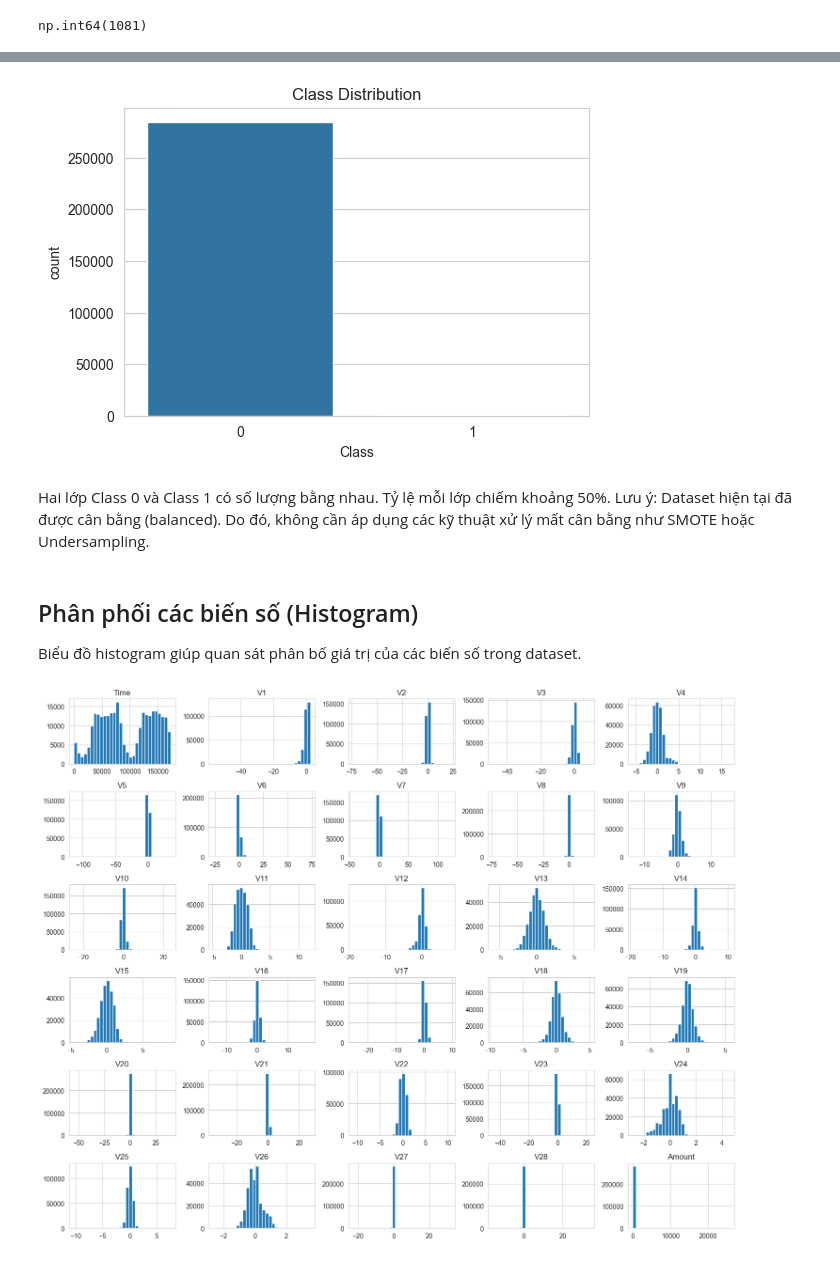
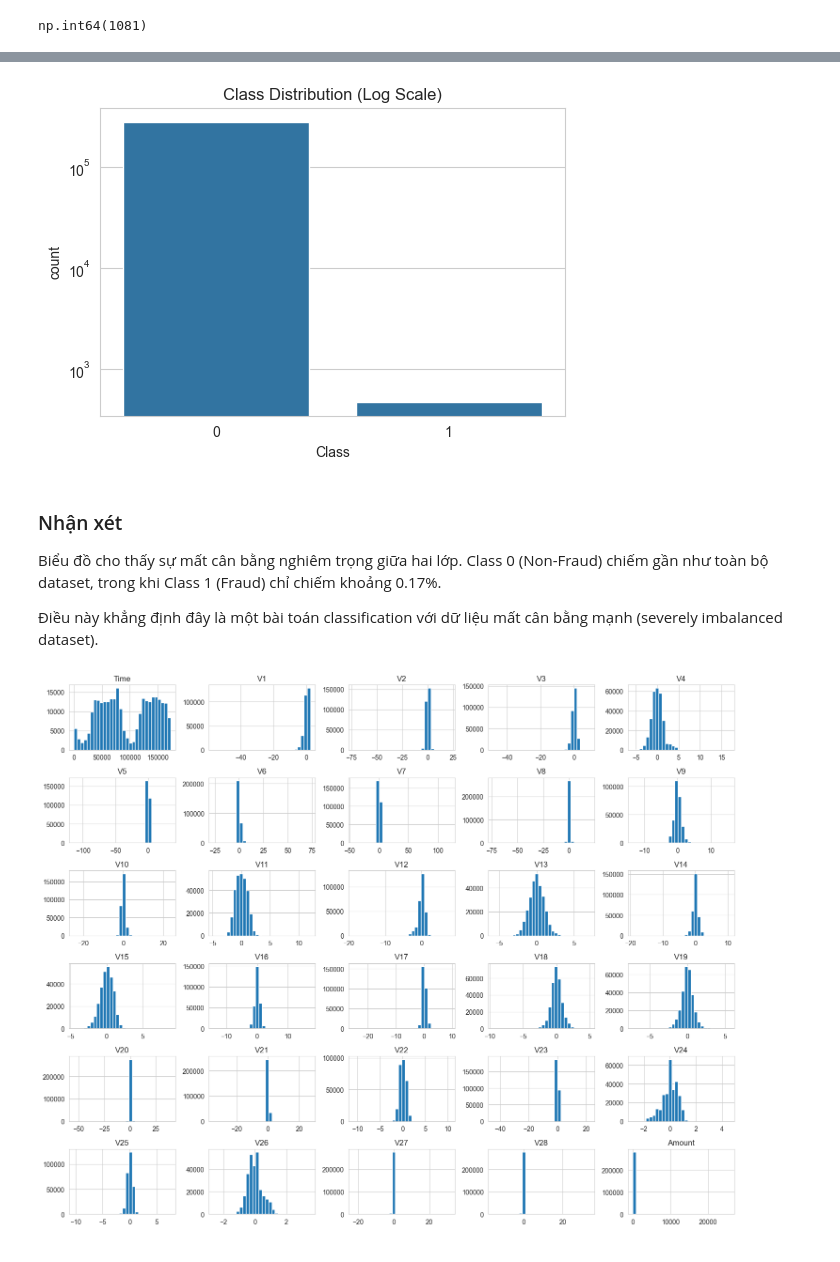
Before and after one commit to NhatHuy61205/Credit-Card-Fraud-Detection-Classification---Imbalanced-, a Jupyter notebook: notebooks/eda/eda_overview.ipynb, the cells around one changed output, grey strips where cells are left out. Drawn from its saved outputs; the diff is of its cells as text; code cells hidden in the pictures.

```diff
--- a/notebooks/eda/eda_overview.ipynb
+++ b/notebooks/eda/eda_overview.ipynb
@@ -113,0 +139,3 @@ Do đó, không cần thực hiện bước loại bỏ duplicate records.
+# %%
+df = df.drop_duplicates()
+print("Kích thước sau khi loại bỏ trùng:", df.shape)
@@ -132,21 +217,22 @@ Biểu đồ thể hiện số lượng giao dịch của từng lớp.
 # %%
 # Vẽ biểu đồ
 
 plt.figure(figsize=(6,4))
 sns.countplot(x="Class", data=df)
-plt.title("Class Distribution")
+plt.yscale("log")
+plt.title("Class Distribution (Log Scale)")
 plt.show()
 # %% [output]
-[figure, old version]
+[figure, new version]
 # %% [markdown]
-Hai lớp Class 0 và Class 1 có số lượng bằng nhau.
-Tỷ lệ mỗi lớp chiếm khoảng 50%.
-Lưu ý: Dataset hiện tại đã được cân bằng (balanced).
-Do đó, không cần áp dụng các kỹ thuật xử lý mất cân bằng như SMOTE hoặc Undersampling.
+### Nhận xét
+
+Biểu đồ cho thấy sự mất cân bằng nghiêm trọng giữa hai lớp.
+Class 0 (Non-Fraud) chiếm gần như toàn bộ dataset,
+trong khi Class 1 (Fraud) chỉ chiếm khoảng 0.17%.
+
+Điều này khẳng định đây là một bài toán classification
+với dữ liệu mất cân bằng mạnh (severely imbalanced dataset).
-# %% [markdown]
-## Phân phối các biến số (Histogram)
-
-Biểu đồ histogram giúp quan sát phân bố giá trị của các biến số trong dataset.
 # %%
 numeric_cols = df.drop("Class", axis=1).columns
 
```
Also changed, not shown: parts of 22 cells of this notebook.
